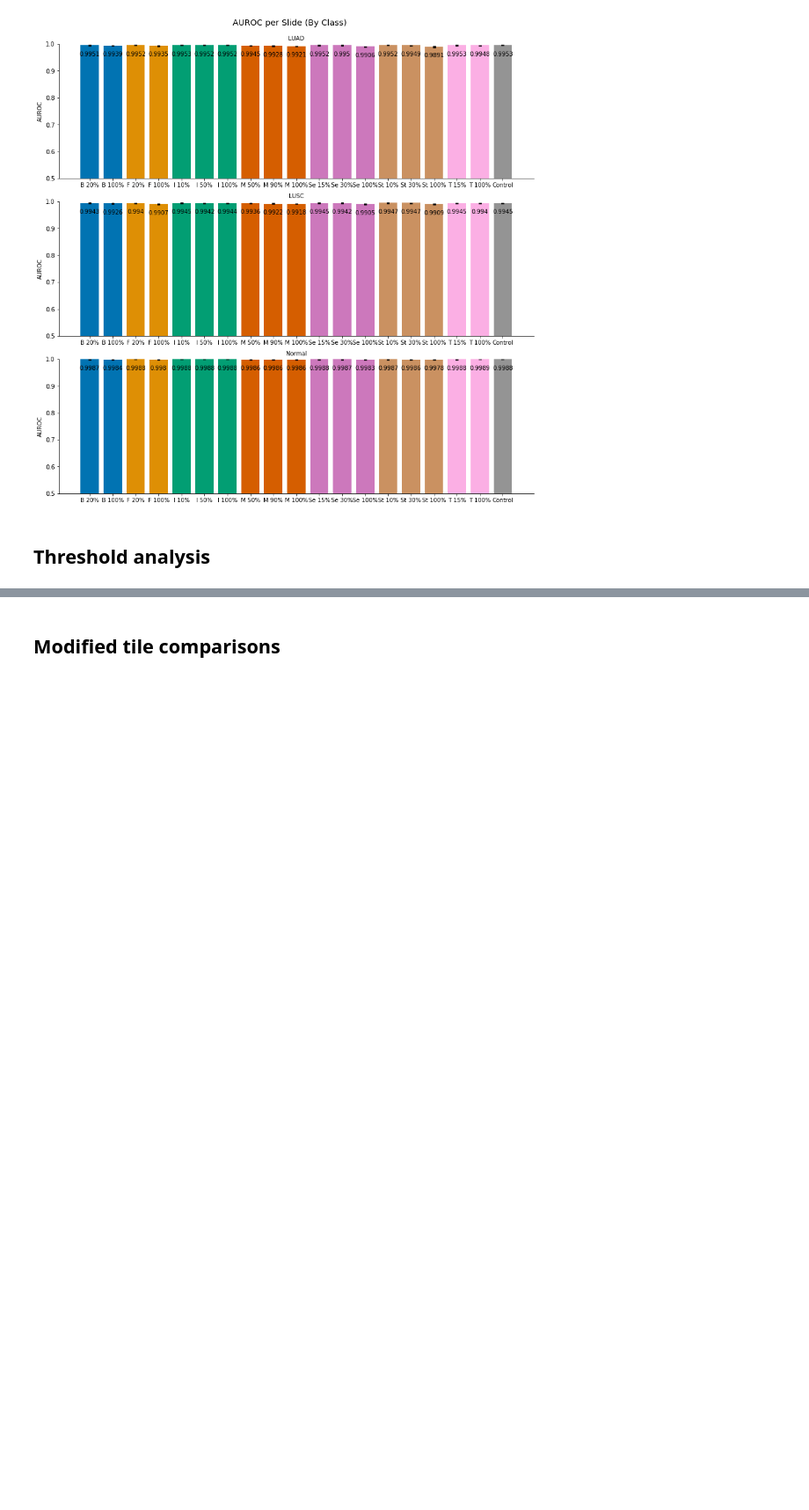
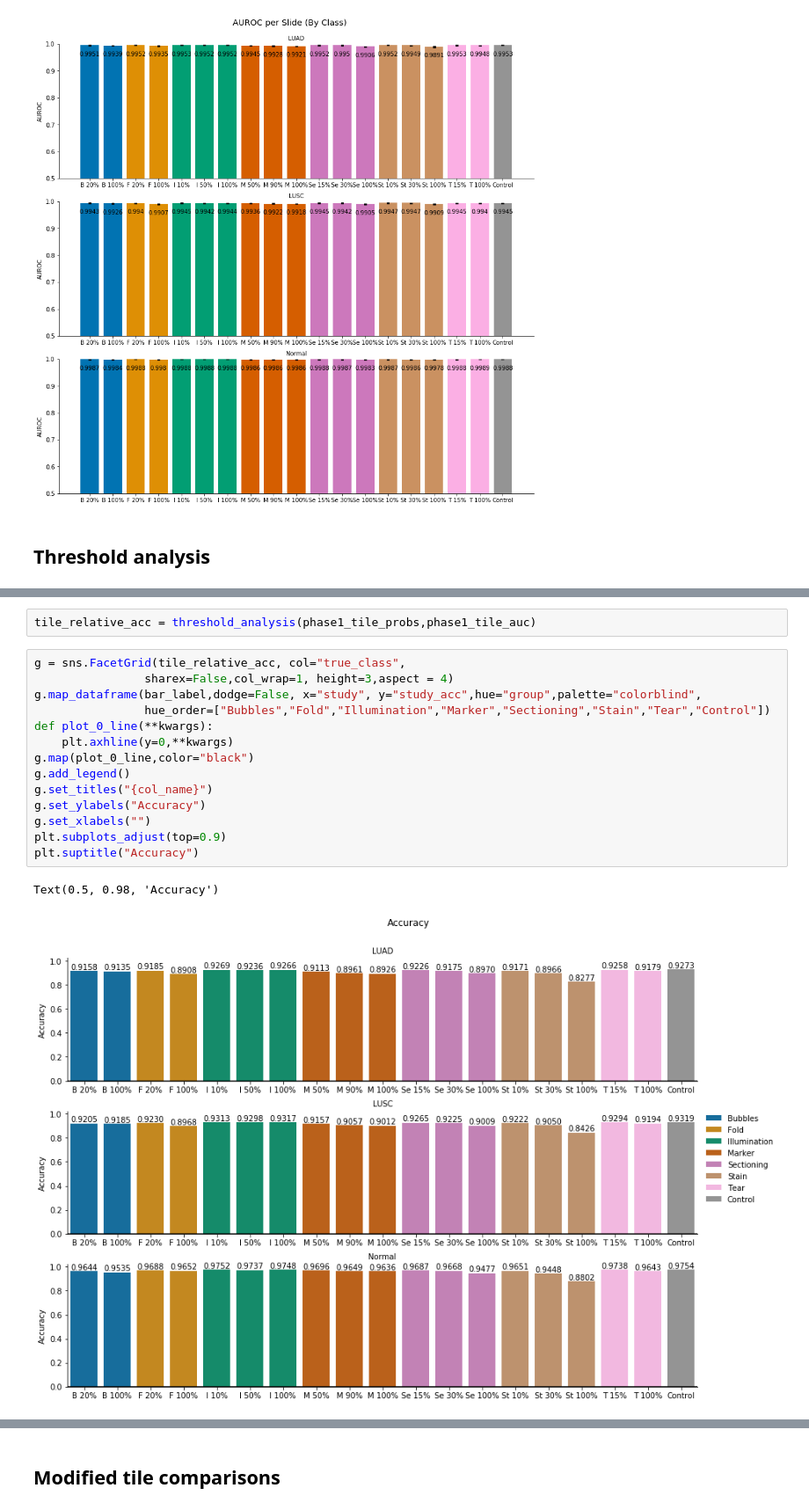
Before and after one commit to Systems-Imaging-Bioinformatics-Lab/histopath_failure_modes, a Jupyter notebook: Results.ipynb, the cells around one changed output, grey strips where cells are left out. Shown: that part at 88% size. Drawn from its saved outputs; the diff is of its cells as text; blank space fills up the shorter version.

Commit message:
making better plots

```diff
--- a/Results.ipynb
+++ b/Results.ipynb
@@ -396 +425,20 @@ def threshold_analysis(probs,auc):
+# %%
+tile_relative_acc = threshold_analysis(phase1_tile_probs,phase1_tile_auc)
+# %%
+g = sns.FacetGrid(tile_relative_acc, col="true_class",
+                sharex=False,col_wrap=1, height=3,aspect = 4)
+g.map_dataframe(bar_label,dodge=False, x="study", y="study_acc",hue="group",palette="colorblind",
+                hue_order=["Bubbles","Fold","Illumination","Marker","Sectioning","Stain","Tear","Control"])
+def plot_0_line(**kwargs):
+    plt.axhline(y=0,**kwargs)
+g.map(plot_0_line,color="black")
+g.add_legend()
+g.set_titles("{col_name}")
+g.set_ylabels("Accuracy")
+g.set_xlabels("")
+plt.subplots_adjust(top=0.9)
+plt.suptitle("Accuracy")
+# %% [output]
+Text(0.5, 0.98, 'Accuracy')
+[figure, added]
 # %%
```
Also changed, not shown: parts of 6 cells of this notebook.
